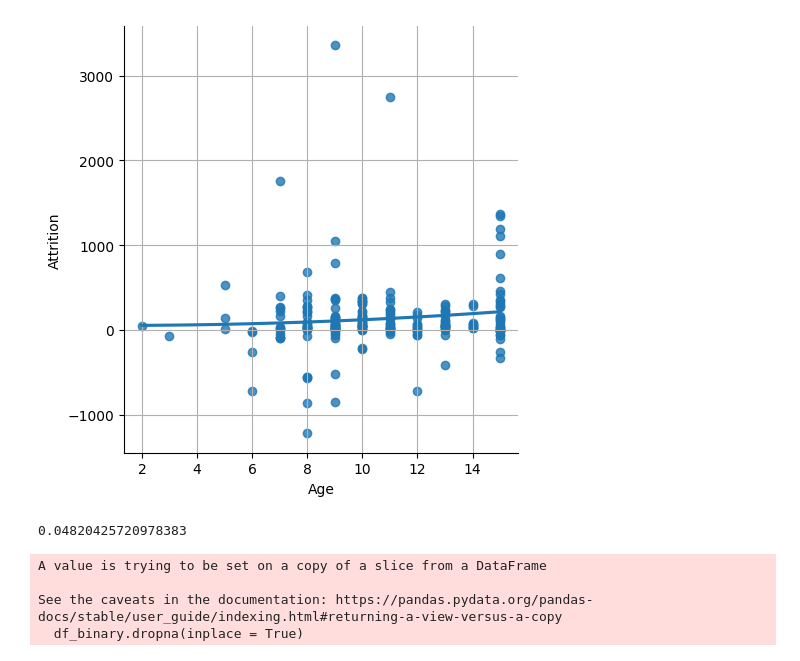
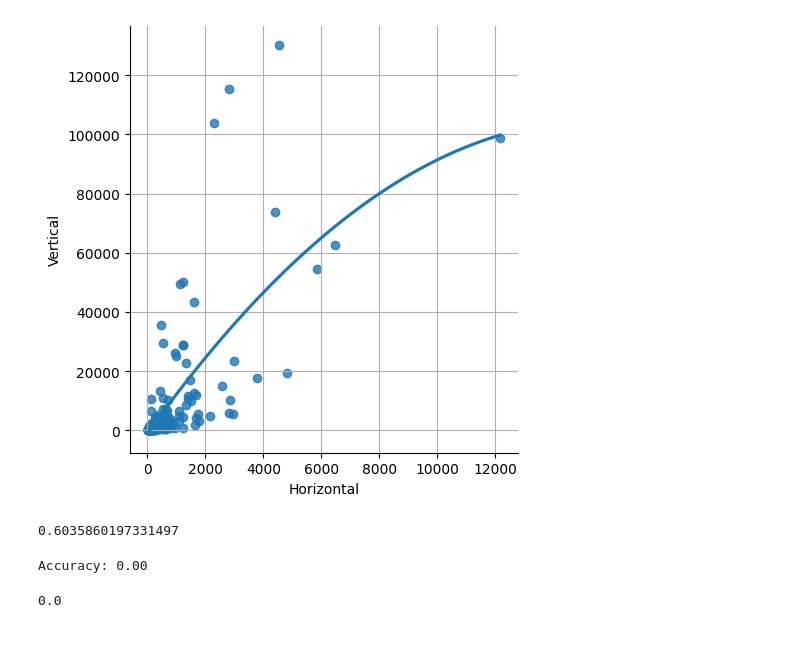
Before and after one commit to m-kudahl/suspred, a Jupyter notebook: sklearn.ipynb, the cells around one changed output. Drawn from its saved outputs; the diff is of its cells as text; code cells hidden in the pictures.

```diff
--- a/sklearn.ipynb
+++ b/sklearn.ipynb
@@ -9,9 +11,9 @@ from sklearn.linear_model import LinearRegression
 # %%
 df = pd.read_csv('filtered_data.csv')
-df_binary = df[['STA-2', 'STA-1']]
+df_binary = df[['STA-8', 'POP-1']]
 
 # Taking only the selected two attributes from the dataset
-df_binary.columns = ['Attrition', 'Age']
-#df_binary= df_binary[df_binary['Attrition'] < 1000]
+df_binary.columns = ['Horizontal', 'Vertical']
+#df_binary= df_binary[df_binary['Age'] < 20000]
 #display the first 5 rows
-df_binary.head()
+#df_binary.head()
@@ -25,21 +20,21 @@ df_binary.head()
 # %%
 #plotting the Scatter plot to check relationship between Sal and Temp
-sns.lmplot(x ="Age", y ="Attrition", data = df_binary, order = 2, ci = None)
+sns.lmplot(x ="Horizontal", y ="Vertical", data = df_binary, order = 2, ci = None)
 plt.grid()
 plt.show()
 # %% [output]
-[figure, old version]
+[figure, new version]
 # %%
-X = np.array(df_binary['Age']).reshape(-1, 1)
-y = np.array(df_binary['Attrition']).reshape(-1, 1)
+X = np.array(df_binary['Horizontal']).reshape(-1, 1)
+y = np.array(df_binary['Vertical']).reshape(-1, 1)
 
 # Separating the data into independent and dependent variables
 # Converting each dataframe into a numpy array
 # since each dataframe contains only one column
-df_binary.dropna(inplace = True)
+#df_binary.dropna(inplace = True)
 
 # Dropping any rows with Nan values
-X_train, X_test, y_train, y_test = train_test_split(X, y, test_size = 0.20)
+X_train, X_test, y_train, y_test = train_test_split(X, y, test_size = 0.20, train_size=0.8, random_state=42)
 
 # Splitting the data into training and testing data
 regr = LinearRegression()
@@ -47,8 +42,33 @@ regr = LinearRegression()
 regr.fit(X_train, y_train)
 print(regr.score(X_test, y_test))
 # %% [output]
-0.04820425720978383
+0.6035860197331497
-A value is trying to be set on a copy of a slice from a DataFrame
-
-See the caveats in the documentation: https://pandas.pydata.org/pandas-docs/stable/user_guide/indexing.html#returning-a-view-versus-a-copy
-  df_binary.dropna(inplace = True)
+# %%
+scaler = StandardScaler()
+
+X_train_scaled = scaler.fit_transform(X_train)
+X_test_scaled = scaler.transform(X_test)
+
+# Create and fit the logistic regression model with increased max_iter
+regr = LogisticRegression(max_iter=1000)
+regr.fit(X_train_scaled, y_train.ravel())
+
+# Make predictions on the scaled test set
+y_pred = regr.predict(X_test_scaled)
+
+# Evaluate the model
+accuracy = regr.score(X_test_scaled, y_test)
+print(f"Accuracy: {accuracy:.2f}")
+# %% [output]
+Accuracy: 0.00
+# %%
+from sklearn.neural_network import MLPClassifier
+
+# Create and fit the neural network model
+mlp_classifier = MLPClassifier()
+mlp_classifier.fit(X_train, y_train)
+
+# Evaluate the model
+print(mlp_classifier.score(X_test, y_test))
+# %% [output]
+0.0
```
Also changed, not shown: parts of 3 cells of this notebook, 1 other file.
